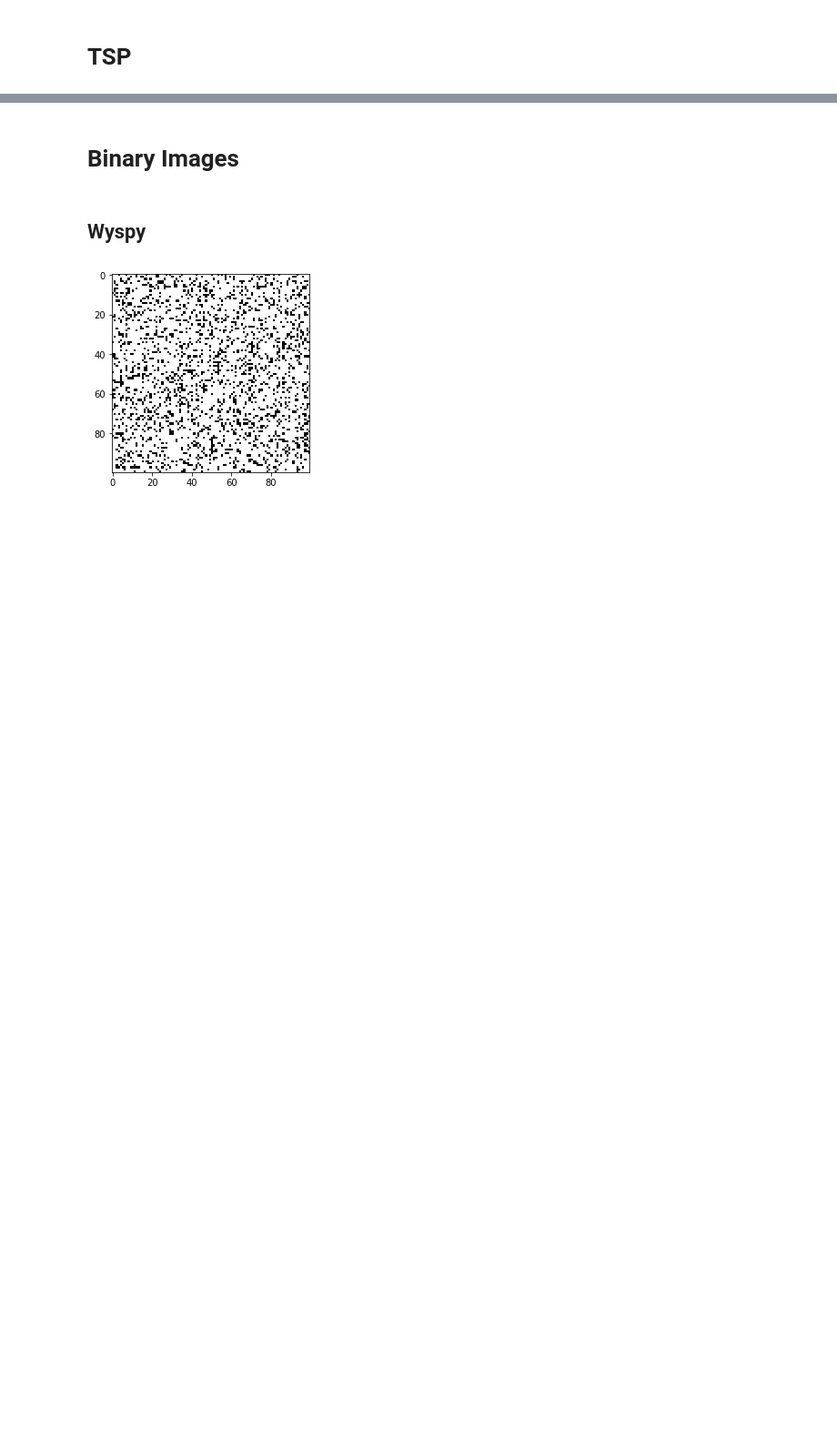
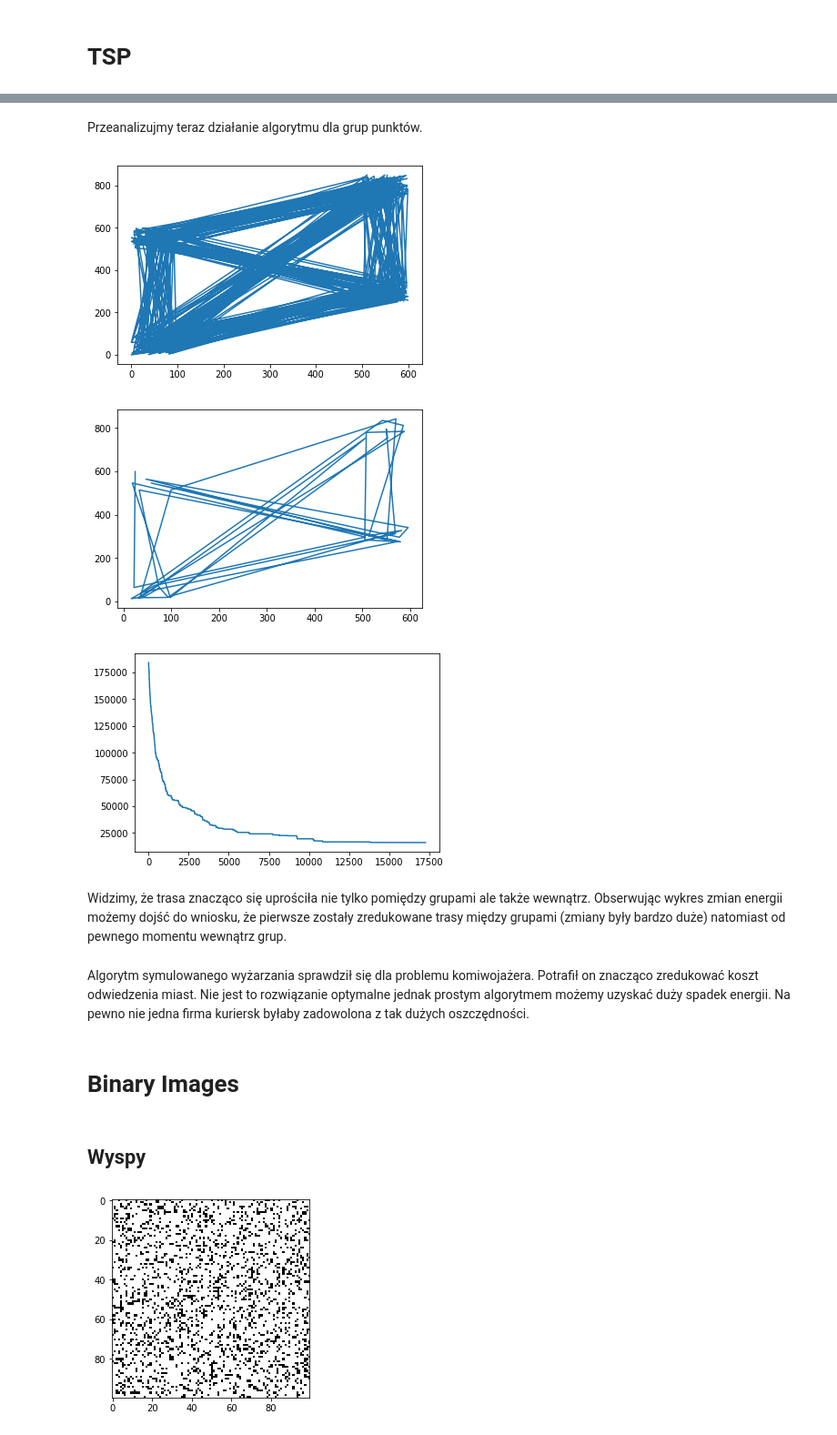
Before and after one commit to arkadiuss/computational-methods, a Jupyter notebook: lab4.ipynb, the cells around one changed output, grey strips where cells are left out. Shown at 91% size. Drawn from its saved outputs; the diff is of its cells as text; code cells hidden in the pictures; blank space fills up the shorter version.

```diff
--- a/lab4.ipynb
+++ b/lab4.ipynb
@@ -109,0 +142,2 @@ plt.show()
+# %% [markdown]
+Przeanalizujmy teraz działanie algorytmu dla grup punktów.
@@ -110,3 +155,15 @@ plt.show()
+# %%
+i_x, i_y = TSP(generate_groups(), make_swap_neigh)
+plt.plot(i_x, i_y)
+plt.show()
+# %% [output]
+[figure, added]
+[figure, added]
+[figure, added]
+# %% [markdown]
+Widzimy, że trasa znacząco się uprościła nie tylko pomiędzy grupami ale także wewnątrz. Obserwując wykres zmian energii możemy dojść do wniosku, że pierwsze zostały zredukowane trasy między grupami (zmiany były bardzo duże) natomiast od pewnego momentu wewnątrz grup.
+# %% [markdown]
+Algorytm symulowanego wyżarzania sprawdził się dla problemu komiwojażera. Potrafił on znacząco zredukować koszt odwiedzenia miast. Nie jest to rozwiązanie optymalne jednak prostym algorytmem możemy uzyskać duży spadek energii.  Na pewno nie jedna firma kuriersk byłaby zadowolona z tak dużych oszczędności.
 # %% [markdown]
 # Binary Images
 # %%
```
Also changed, not shown: parts of 19 cells of this notebook.
